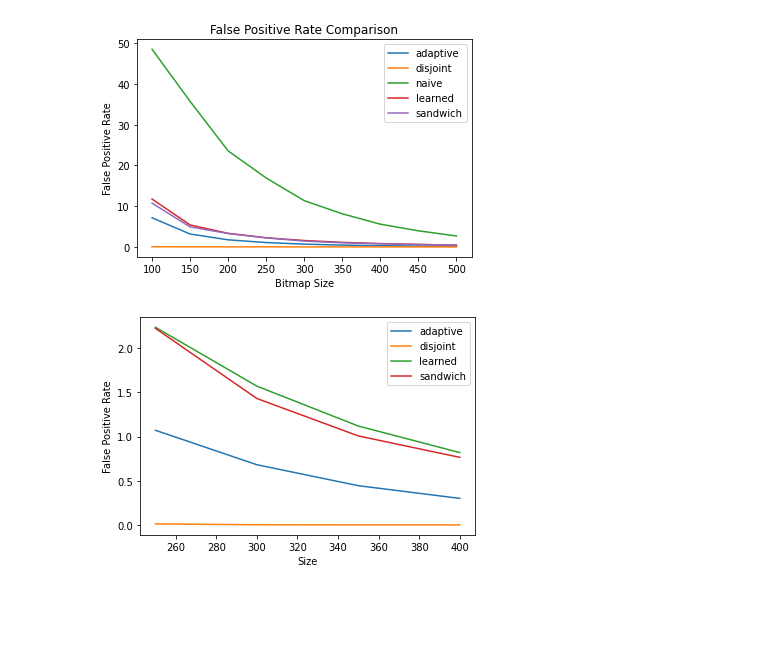
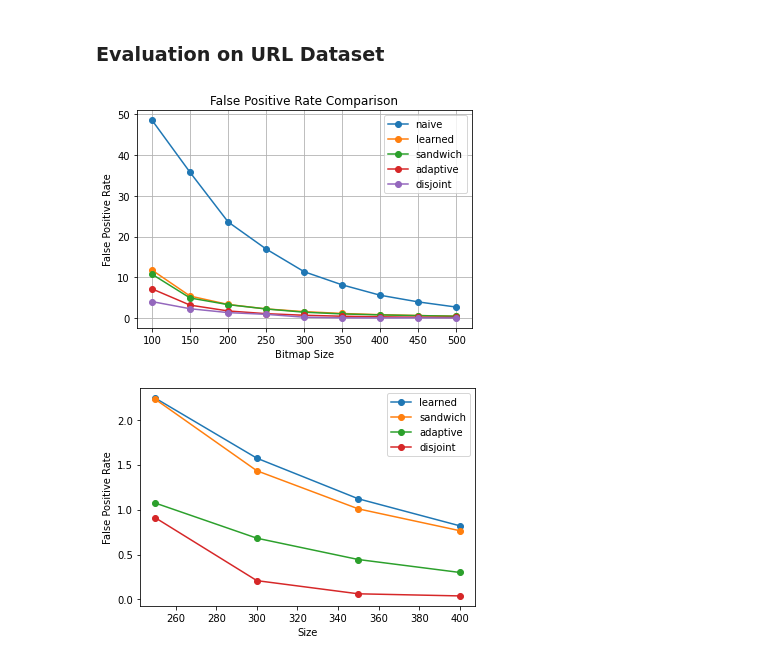
Before and after one commit to john-b-yang/cos513, a Jupyter notebook: etc/graphs.ipynb, the cells around one changed output. Saved outputs shown, nothing was run; the diff lists cells and outputs as text; code cells hidden in the pictures; blank space fills up the shorter version.

Commit message:
Updated evaluation

```diff
--- a/etc/graphs.ipynb
+++ b/etc/graphs.ipynb
@@ -4,9 +4,11 @@ import numpy as np
 import matplotlib.pyplot as plt
 
 %matplotlib inline
+# %% [markdown]
+### Evaluation on URL Dataset
 # %%
 # Import Files
-data_path, files = "../src/test_runs/", ["adaptive", "disjoint", "naive", "learned", "sandwich"]
+data_path, files = "../src/test_runs/", ["naive", "learned", "sandwich", "adaptive", "disjoint"]
 
 def read_file(path):
     file = open(path, 'r')
@@ -19,7 +21,7 @@ def read_file(path):
         if "FPR" in line:
             fpr = float(line.split(";")[1].strip()[6:])
         if fpr != None:
-            if path.endswith("adaptive.txt"):
+            if path.endswith("adaptive.txt") or path.endswith("disjoint.txt"):
                 fpr = fpr * 100
             fpr_list.append(fpr)
     return fpr_list
@@ -30,26 +32,27 @@ for file in files:
 # %%
 # Create FPR line graph
 sizes = np.arange(100, 501, 50)
 
 for key, value in fpr_map.items():
-    plt.plot(sizes, value, label=key)
+    plt.plot(sizes, value, label=key, marker='o')
 
 plt.title("False Positive Rate Comparison")
 plt.ylabel("False Positive Rate")
 plt.xlabel("Bitmap Size")
 plt.legend()
-plt.savefig("fpr.png")
+plt.grid(True)
+plt.savefig("imgs/fpr.png")
 # %% [output]
-[figure, old version]
+[figure, new version]
 # %%
 # FPR line graph of just high performing models, zoomed into 350-500
 for key, value in fpr_map.items():
     if key != "naive":
-        plt.plot(sizes[3:7], value[3:7], label=key)
+        plt.plot(sizes[3:7], value[3:7], label=key, marker='o')
 
 plt.ylabel('False Positive Rate')
 plt.xlabel('Size')
 plt.legend()
-plt.savefig('fpr-zoom.png')
+plt.savefig('imgs/fpr-zoom.png')
 # %% [output]
-[figure, old version]
+[figure, new version]
```
Also changed, not shown: 5 other files.
